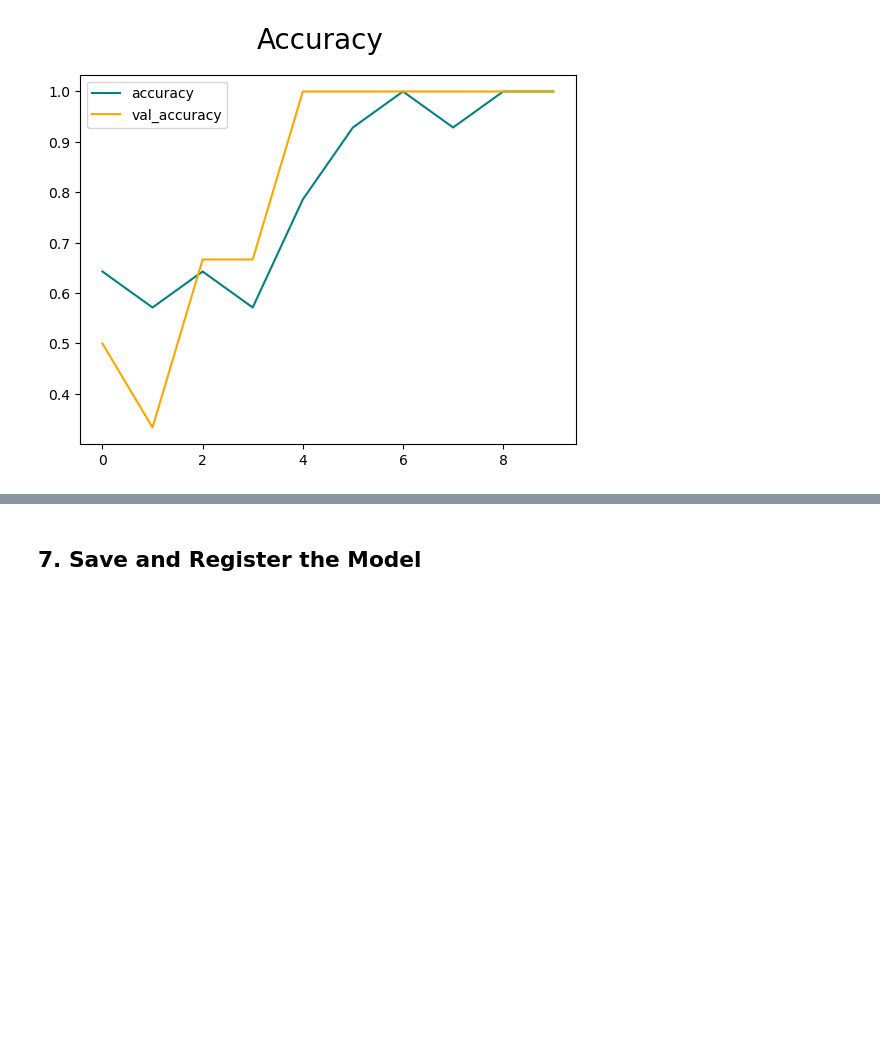
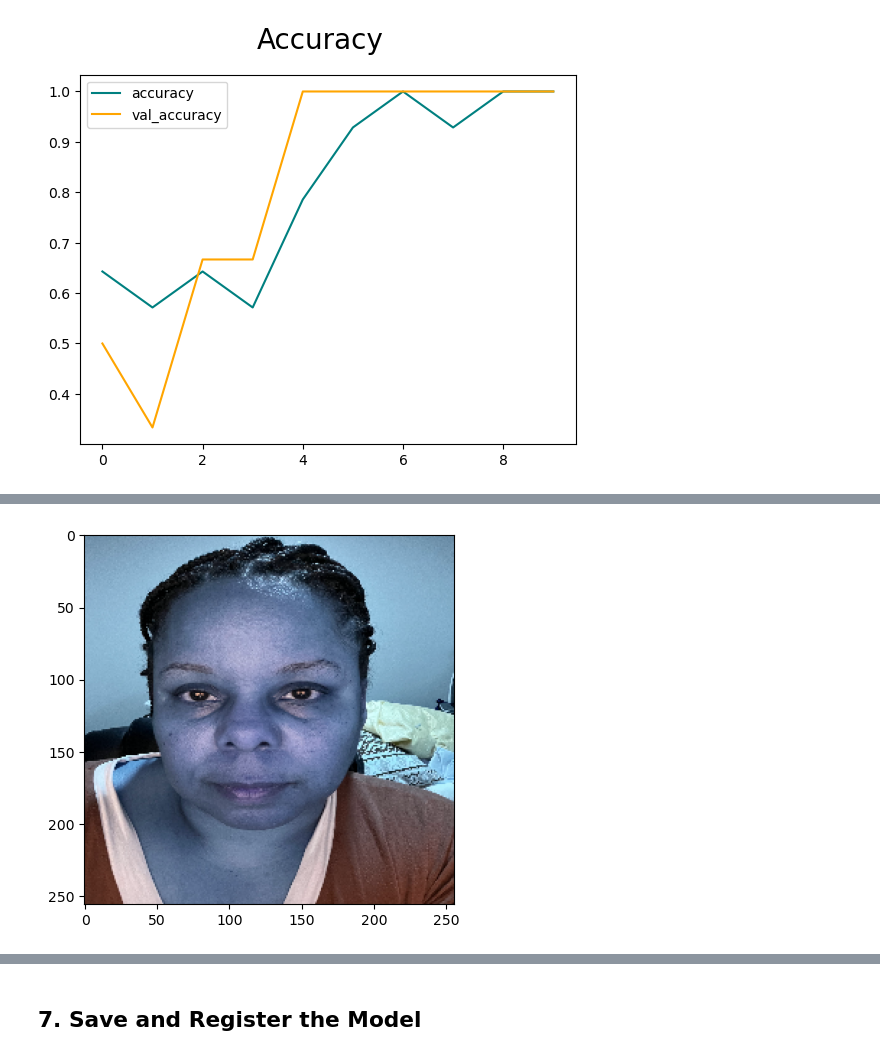
Before and after one commit to kymayodeji/nn_project, a Jupyter notebook: azure_image.ipynb, the cells around one changed output, grey strips where cells are left out. Drawn from its saved outputs; the diff is of its cells as text; code cells hidden in the pictures; blank space fills up the shorter version.

```diff
--- a/azure_image.ipynb
+++ b/azure_image.ipynb
@@ -149,0 +175,4 @@ plt.show()
+# %%
+test_image('IMG_1973.jpg')
+# %% [output]
+[figure, added]
```
Also changed, not shown: parts of 4 cells of this notebook.
